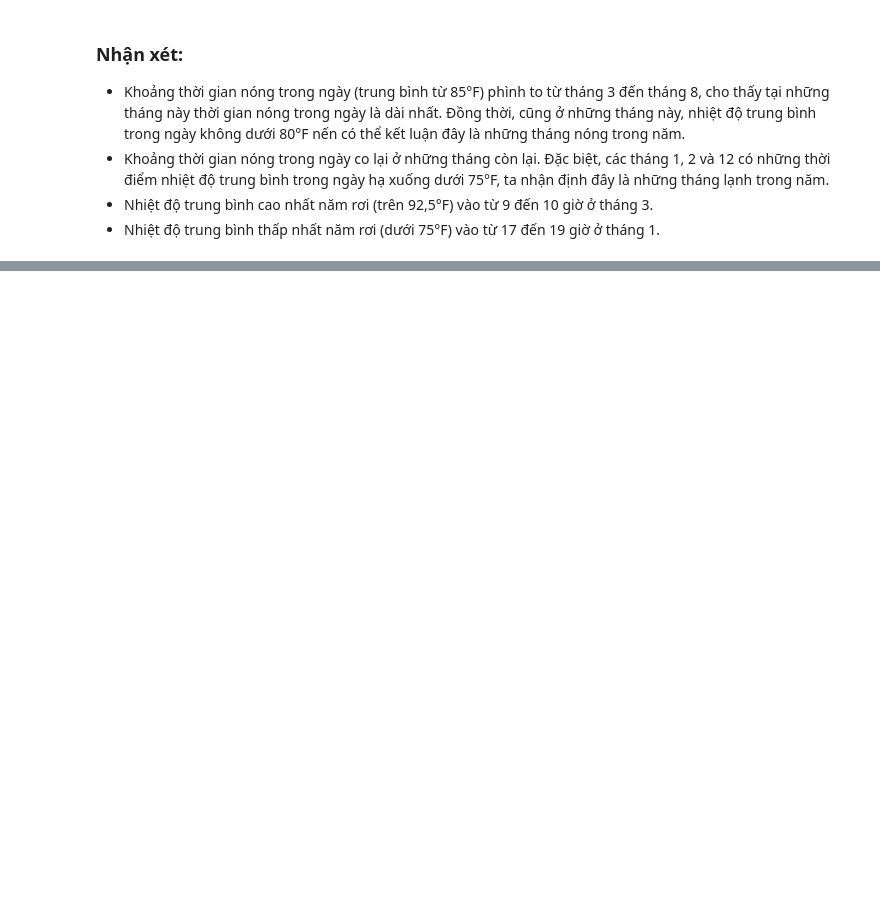
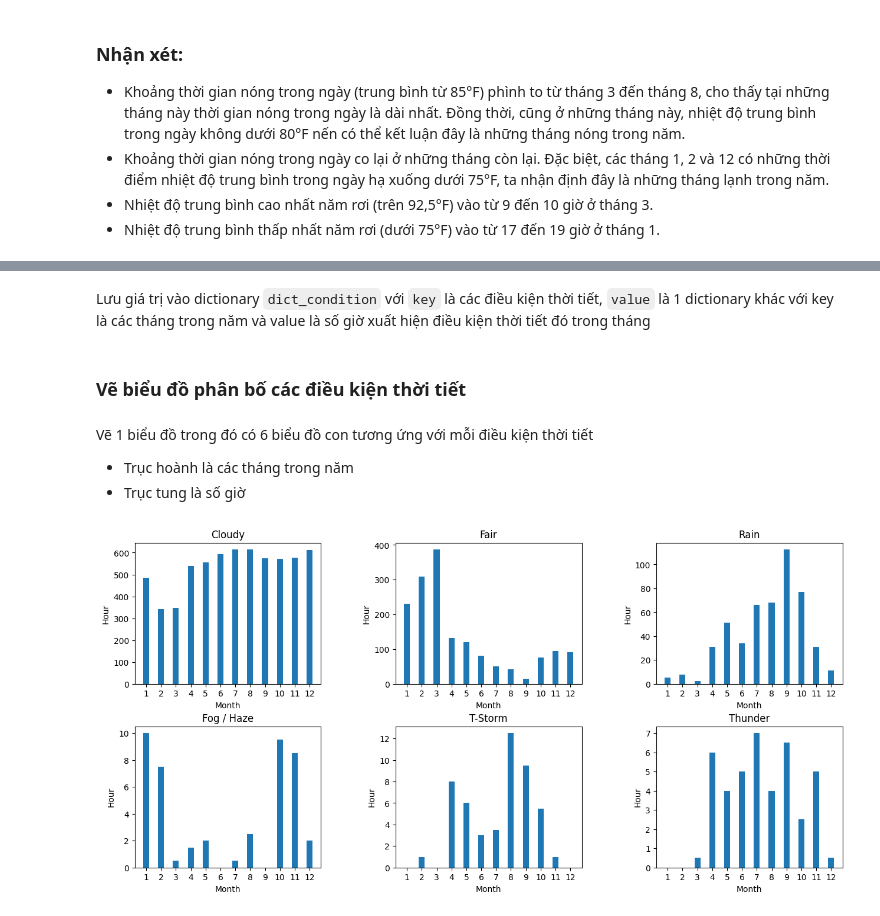
Before and after one commit to duongtanton/NP-KHDL-Gr9, a Jupyter notebook: Problem-Framing.ipynb, the cells around one changed output, grey strips where cells are left out. Cells and saved outputs as stored; diff of their text form; code cells hidden in the pictures; blank space fills up the shorter version.

```diff
--- a/Problem-Framing.ipynb
+++ b/Problem-Framing.ipynb
@@ -123,0 +204,41 @@ Text(217.25, 0.5, 'Giờ')
+# %%
+condition = df.groupby(df['Time'].dt.month)['Condition'].value_counts()
+# %% [markdown]
+Lưu giá trị vào dictionary `dict_condition` với `key` là các điều kiện thời tiết, `value` là 1 dictionary khác với key là các tháng trong năm và value là số giờ xuất hiện điều kiện thời tiết đó trong tháng
+# %%
+month_list = [i for i in range(1,13)] #cac thang trong nam
+dict_condition = {}
+for i in df['Condition'].unique():
+    dict_condition[i] = {}
+for i in df['Condition'].unique():
+    for j in month_list:
+        dict_condition[i][j] = 0
+for i in condition.index:
+    dict_condition[i[1]][i[0]] =  condition[(i[0],i[1])]/2
+# %% [markdown]
+### Vẽ biểu đồ phân bố các điều kiện thời tiết
+# %% [markdown]
+Vẽ 1 biểu đồ trong đó có 6 biểu đồ con tương ứng với mỗi điều kiện thời tiết
+- Trục hoành là các tháng trong năm
+- Trục tung là số giờ
+# %%
+fig, axs = plt.subplots(2, 3,figsize=(15,5))
+
+id = 0
+for row in range(0,2):
+    for col in range(0,3):
+        title = df['Condition'].unique()[id]
+        axs[row,col].bar(dict_condition[title].keys(), dict_condition[title].values(),width=0.4)
+        axs[row,col].set_xticks((month_list))
+        axs[row,col].set_title(title)
+        axs[row,col].set_ylabel('Hour')
+        axs[row,col].set_xlabel('Month')
+        id +=1
+plt.subplots_adjust(left=0.1,
+                    bottom=-0.2,
+                    right=0.9,
+                    top=0.9,
+                    wspace=0.4,
+                    hspace=0.3)
+# %% [output]
+[figure, added]
```
Also changed, not shown: parts of 21 cells of this notebook.
